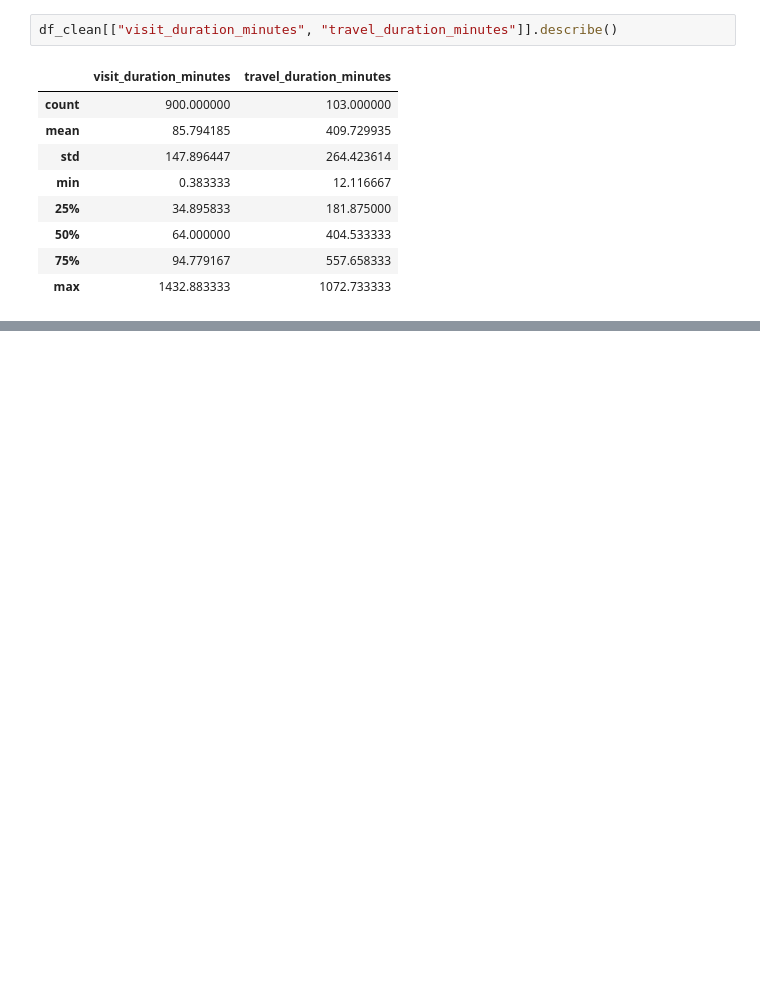
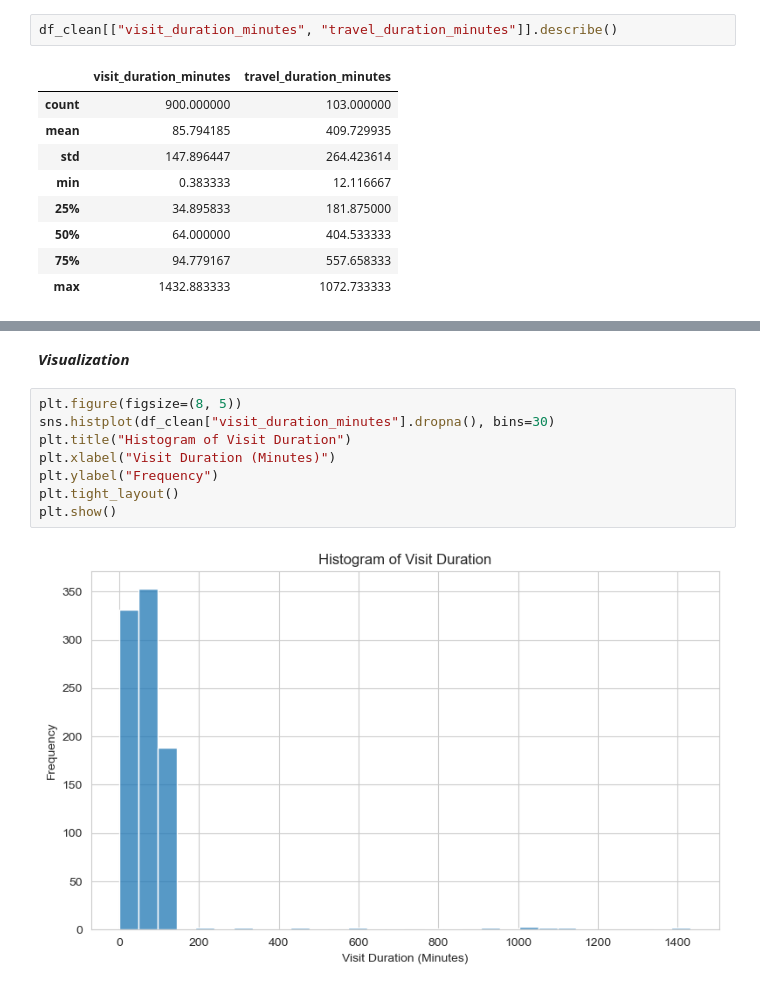
Before and after one commit to 67KaylaDo/littlesteps-visit-analysis, a Jupyter notebook: notebooks/littlesteps_analysis.ipynb, the cells around one changed output, grey strips where cells are left out. Saved outputs shown, nothing was run; the diff lists cells and outputs as text; blank space fills up the shorter version.

```diff
--- a/notebooks/littlesteps_analysis.ipynb
+++ b/notebooks/littlesteps_analysis.ipynb
@@ -816,0 +1129,12 @@ df_clean[["visit_duration_minutes", "travel_duration_minutes"]].describe()
+# %% [markdown]
+***Visualization***
+# %%
+plt.figure(figsize=(8, 5))
+sns.histplot(df_clean["visit_duration_minutes"].dropna(), bins=30)
+plt.title("Histogram of Visit Duration")
+plt.xlabel("Visit Duration (Minutes)")
+plt.ylabel("Frequency")
+plt.tight_layout()
+plt.show()
+# %% [output]
+[figure, added]
```
Also changed, not shown: parts of 39 cells of this notebook.
